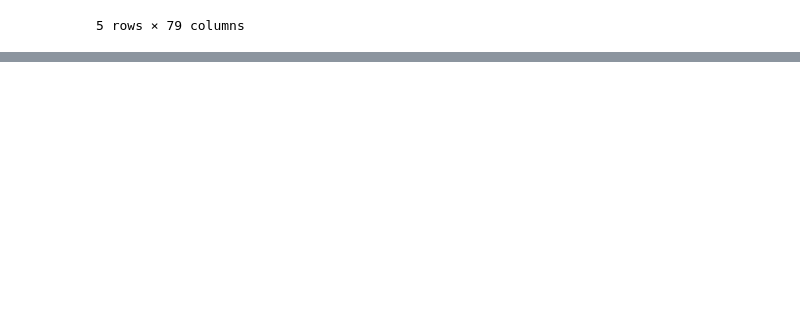
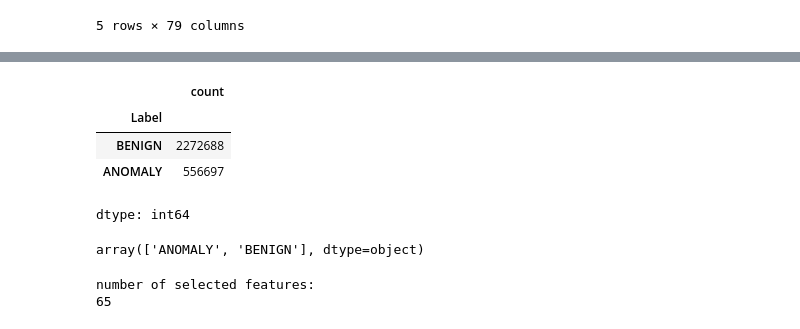
Before and after one commit to GVK1992/Adaptive-Ensemble-IDS-IoT, a Jupyter notebook: Code.ipynb, the cells around one changed output, grey strips where cells are left out. Drawn from its saved outputs; the diff is of its cells as text; code cells hidden in the pictures; blank space fills up the shorter version.

Commit message:
Created using Colab -Data preprocessing

```diff
--- a/Code.ipynb
+++ b/Code.ipynb
@@ -54,0 +150,8 @@ memory usage: 43.5 MB
+# %%
+df['Label'].value_counts()
+# %% [output]
+|  | count |
+| Label |  |
+| BENIGN | 2272688 |
+| ANOMALY | 556697 |
+dtype: int64
@@ -54,0 +162,4 @@ memory usage: 43.5 MB
+# %%
+le.classes_
+# %% [output]
+array(['ANOMALY', 'BENIGN'], dtype=object)
@@ -54,0 +180,14 @@ memory usage: 43.5 MB
+# %%
+#Feature Selection using Chi2
+from sklearn.feature_selection import chi2, SelectKBest
+from sklearn.preprocessing import LabelEncoder, MinMaxScaler
+chi2_selector = SelectKBest(score_func=chi2, k='all')
+chi2_selector.fit(X_scaled, y)
+p_values = pd.Series(chi2_selector.pvalues_, index=X.columns)
+significant_features = p_values[p_values < 0.05].index.tolist()
+print("number of selected features:")
+print(len(significant_features))
+X_selected=X[significant_features]
+# %% [output]
+number of selected features:
+65
```
Also changed, not shown: parts of 28 cells of this notebook.
